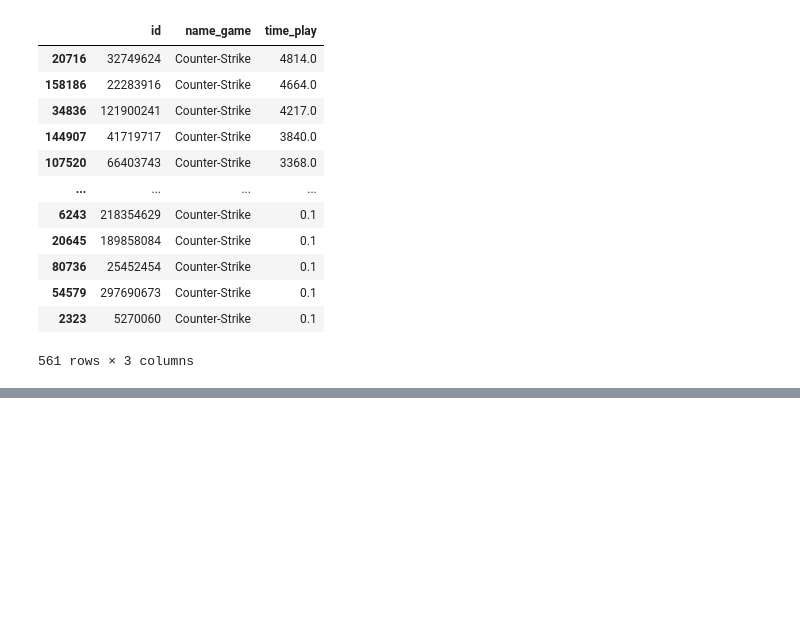
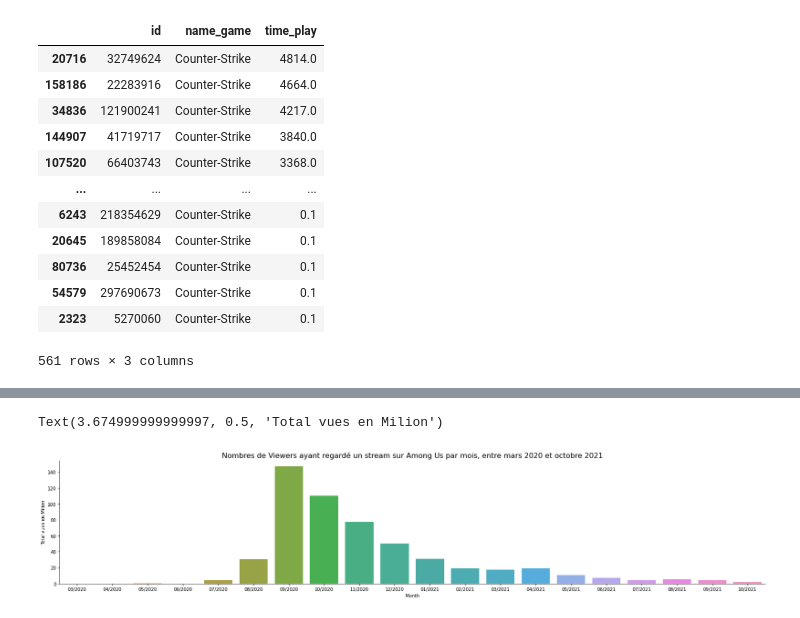
Before and after one commit to TenKaiMass/DataAnalys, a Jupyter notebook: projet.ipynb, the cells around one changed output, grey strips where cells are left out. Drawn from its saved outputs; the diff is of its cells as text; code cells hidden in the pictures; blank space fills up the shorter version.

```diff
--- a/projet.ipynb
+++ b/projet.ipynb
@@ -136,0 +160,8 @@ sns.catplot(data=data_among,height=10, y='Peak_Players', x='Month',kind='bar')
+# %%
+t_a_data = pd.read_csv('TwitchDataAmong.csv')
+t_a_data['View'] = t_a_data['View'].astype(int)
+#data_among['Peak_Players'] =data_among['Peak_Players'].astype(float)
+t_a_data_filter = t_a_data.iloc[::-1]
+#changement d'unité
+t_a_data_filter['View'] = t_a_data_filter['View']/1_000_000
+t_a_data_filter
@@ -136,0 +186,8 @@ sns.catplot(data=data_among,height=10, y='Peak_Players', x='Month',kind='bar')
+# %%
+title = "Nombres de Viewers ayant regardé un stream sur Among Us par mois, entre mars 2020 et octobre 2021"
+sns.catplot(data=t_a_data_filter, height=4.5, y='View', x='Month',kind='bar',aspect=5,)
+plt.title(title,size=16)
+plt.ylabel("Total vues en Milion",)
+# %% [output]
+Text(3.674999999999997, 0.5, 'Total vues en Milion')
+[figure, added]
```
Also changed, not shown: parts of 11 cells of this notebook, 4 other files.
